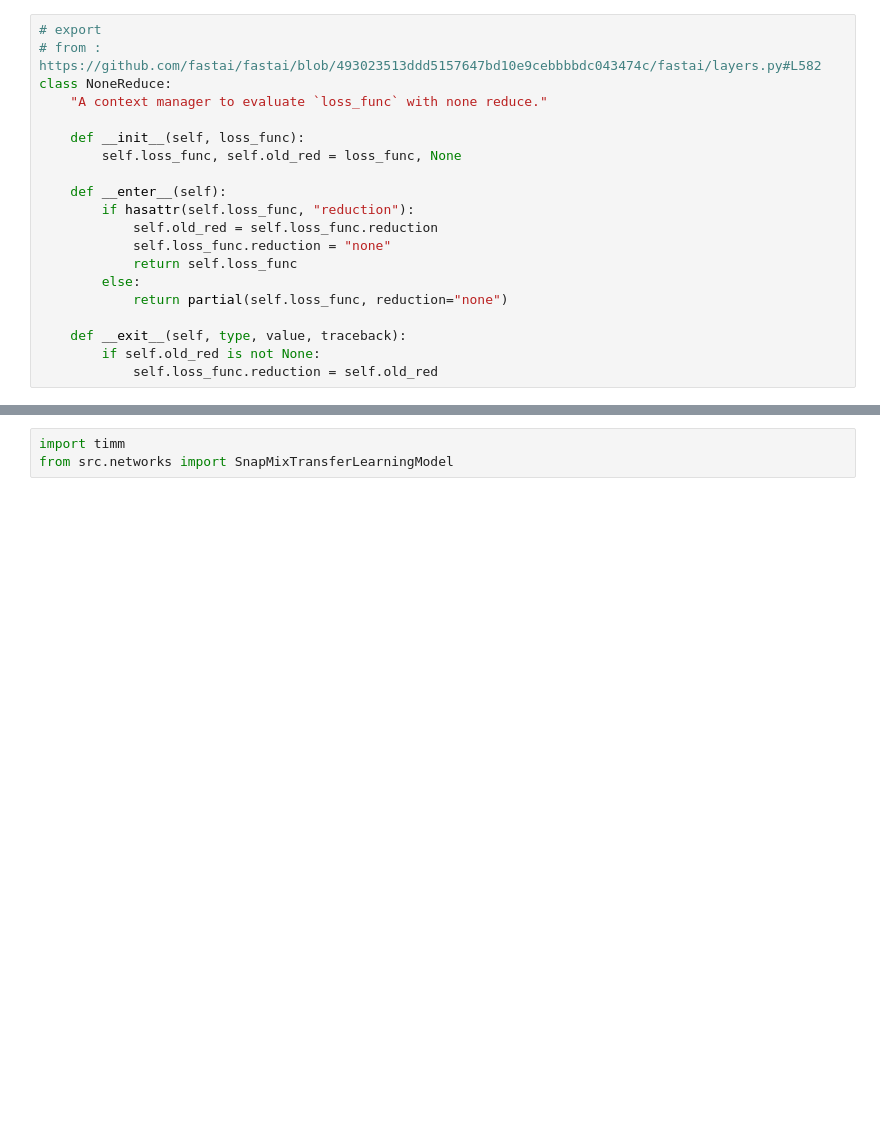
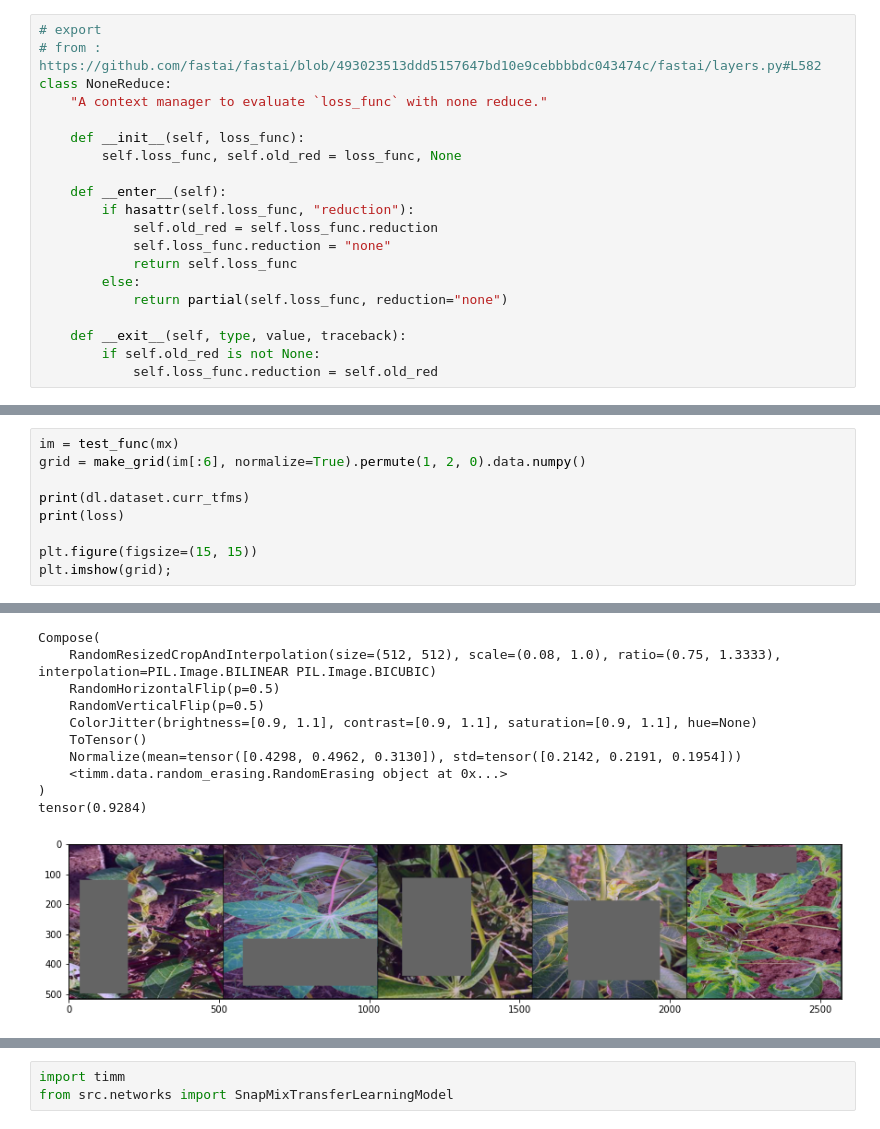
Before and after one commit to benihime91/leaf-disease-classification-kaggle, a Jupyter notebook: nbs/01_mixmethods.ipynb, the cells around one changed output, grey strips where cells are left out. Saved outputs shown, nothing was run; the diff lists cells and outputs as text; blank space fills up the shorter version.

```diff
--- a/nbs/01_mixmethods.ipynb
+++ b/nbs/01_mixmethods.ipynb
@@ -142,0 +200,10 @@ tensor(1.0035)
+# %%
+im = test_func(mx)
+grid = make_grid(im[:6], normalize=True).permute(1, 2, 0).data.numpy()
+
+print(dl.dataset.curr_tfms)
+print(loss)
+
+plt.figure(figsize=(15, 15))
+plt.imshow(grid);
+# %% [output]
@@ -143,3 +211,14 @@ tensor(1.0035)
+Compose(
+    RandomResizedCropAndInterpolation(size=(512, 512), scale=(0.08, 1.0), ratio=(0.75, 1.3333), interpolation=PIL.Image.BILINEAR PIL.Image.BICUBIC)
+    RandomHorizontalFlip(p=0.5)
+    RandomVerticalFlip(p=0.5)
+    ColorJitter(brightness=[0.9, 1.1], contrast=[0.9, 1.1], saturation=[0.9, 1.1], hue=None)
+    ToTensor()
+    Normalize(mean=tensor([0.4298, 0.4962, 0.3130]), std=tensor([0.2142, 0.2191, 0.1954]))
+    <timm.data.random_erasing.RandomErasing object at 0x...>
+)
+tensor(0.9284)
+[figure, added]
 # %%
 # export
 # modified from : https://github.com/clovaai/CutMix-PyTorch/blob/master/train.py
```
Also changed, not shown: parts of 18 cells of this notebook, 24 other files.
